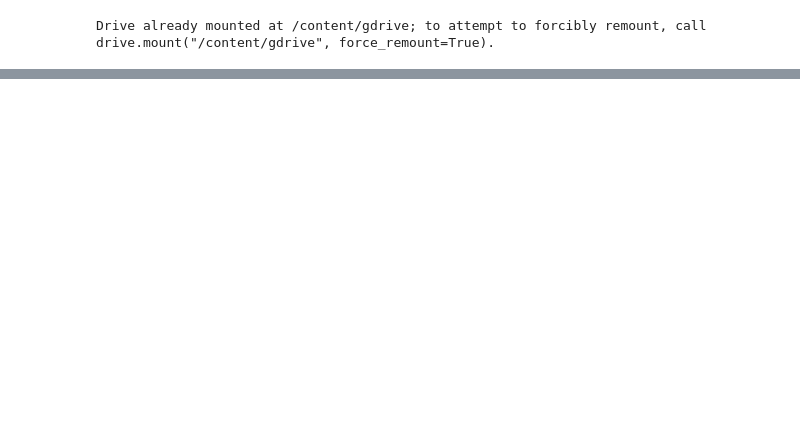
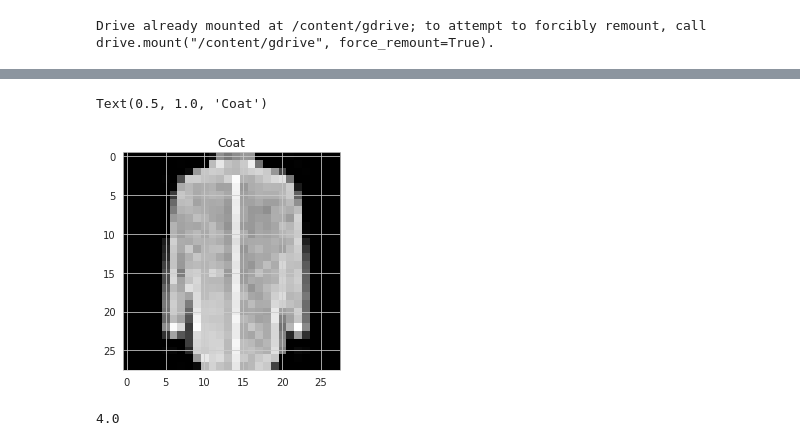
Before and after one commit to qorird/UAS-AI, a Jupyter notebook: Fashion_MNIST_Deep_Learning.ipynb, the cells around one changed output, grey strips where cells are left out. Drawn from its saved outputs; the diff is of its cells as text; code cells hidden in the pictures; blank space fills up the shorter version.

```diff
--- a/Fashion_MNIST_Deep_Learning.ipynb
+++ b/Fashion_MNIST_Deep_Learning.ipynb
@@ -210,0 +9,14 @@ model = Model(inputs=inputs, outputs=outputs)
+# %%
+# import libraries
+import pandas as pd # Import Pandas for data manipulation using dataframes
+import numpy as np # Import Numpy for data statistical analysis
+import matplotlib.pyplot as plt # Import matplotlib for data visualisation
+import seaborn as sns
+import random
+
+%matplotlib inline
+sns.set_style("whitegrid")
+# %%
+# dataframes creation for both training and testing datasets
+fashion_train_df = pd.read_csv('/content/gdrive/MyDrive/Colab Notebooks/Fashion/fashion-mnist_train.csv',sep=',')
+fashion_test_df = pd.read_csv('/content/gdrive/MyDrive/Colab Notebooks/Fashion/fashion-mnist_test.csv', sep = ',')
@@ -210,0 +73,4 @@ model = Model(inputs=inputs, outputs=outputs)
+# %%
+# Create training and testing arrays
+train = np.array(fashion_train_df, dtype='float32')
+test = np.array(fashion_test_df, dtype='float32')
@@ -210,0 +101,32 @@ model = Model(inputs=inputs, outputs=outputs)
+# %%
+class_names = ['T_shirt/top', 'Trouser', 'Pullover', 'Dress', 'Coat',
+               'Sandal', 'Shirt', 'Sneaker', 'Bag', 'Ankle boot']
+
+# Let's view some images!
+i = random.randint(1,60000) # select any random index from 1 to 60,000
+plt.imshow(train[i,1:].reshape((28,28))) # reshape and plot the image
+
+plt.imshow(train[i,1:].reshape((28,28)) , cmap = 'gray') # reshape and plot the image
+label_index = fashion_train_df["label"][i]
+plt.title(f"{class_names[label_index]}")
+
+
+# Remember the 10 classes decoding is as follows:
+# 0 => T-shirt/top
+# 1 => Trouser
+# 2 => Pullover
+# 3 => Dress
+# 4 => Coat
+# 5 => Sandal
+# 6 => Shirt
+# 7 => Sneaker
+# 8 => Bag
+# 9 => Ankle boot
+# %% [output]
+Text(0.5, 1.0, 'Coat')
+[figure, added]
+# %%
+label = train[i,0]
+label
+# %% [output]
+4.0
```
Also changed, not shown: parts of 40 cells of this notebook.
